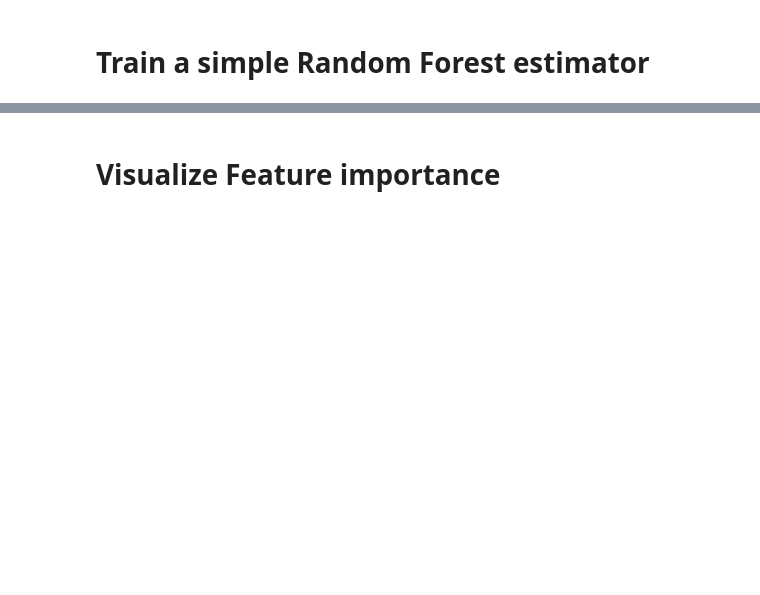
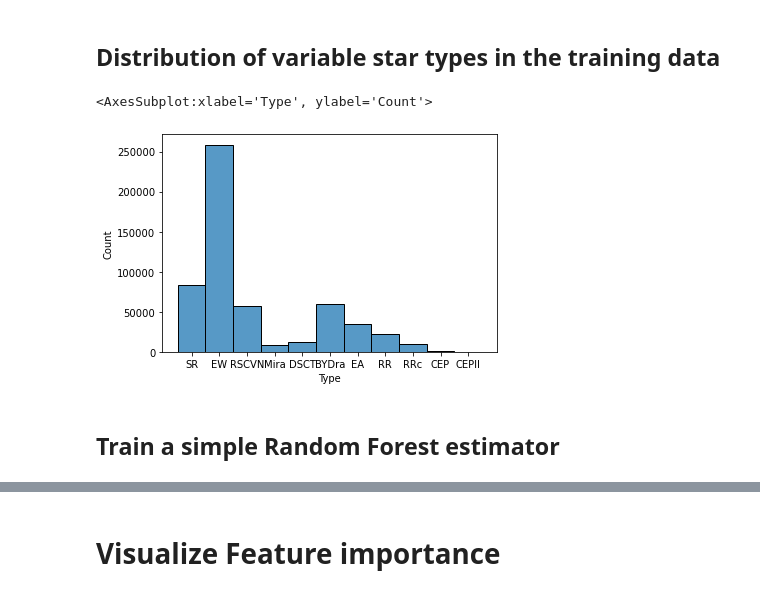
Before and after one commit to truptimr/UCSD-MLE-ZTF, a Jupyter notebook: Labeled_data_classifier.ipynb, the cells around one changed output, grey strips where cells are left out. Saved outputs shown, nothing was run; the diff lists cells and outputs as text; code cells hidden in the pictures; blank space fills up the shorter version.

```diff
--- a/Labeled_data_classifier.ipynb
+++ b/Labeled_data_classifier.ipynb
@@ -45,5 +51,12 @@ X_test = X_ts.drop(['ID','SourceID', 'RAdeg','DEdeg'],axis='columns')
+# %% [markdown]
+## Distribution of variable star types in the training data
+# %%
+sns.histplot(data=labeled_data, x=X_tr.Type)
+# %% [output]
+<AxesSubplot:xlabel='Type', ylabel='Count'>
+[figure, added]
 # %% [markdown]
-# Train a simple Random Forest estimator
+## Train a simple Random Forest estimator
 # %%
 #Import Random Forest Model
 from sklearn.ensemble import RandomForestClassifier
```
Also changed, not shown: parts of 17 cells of this notebook.
